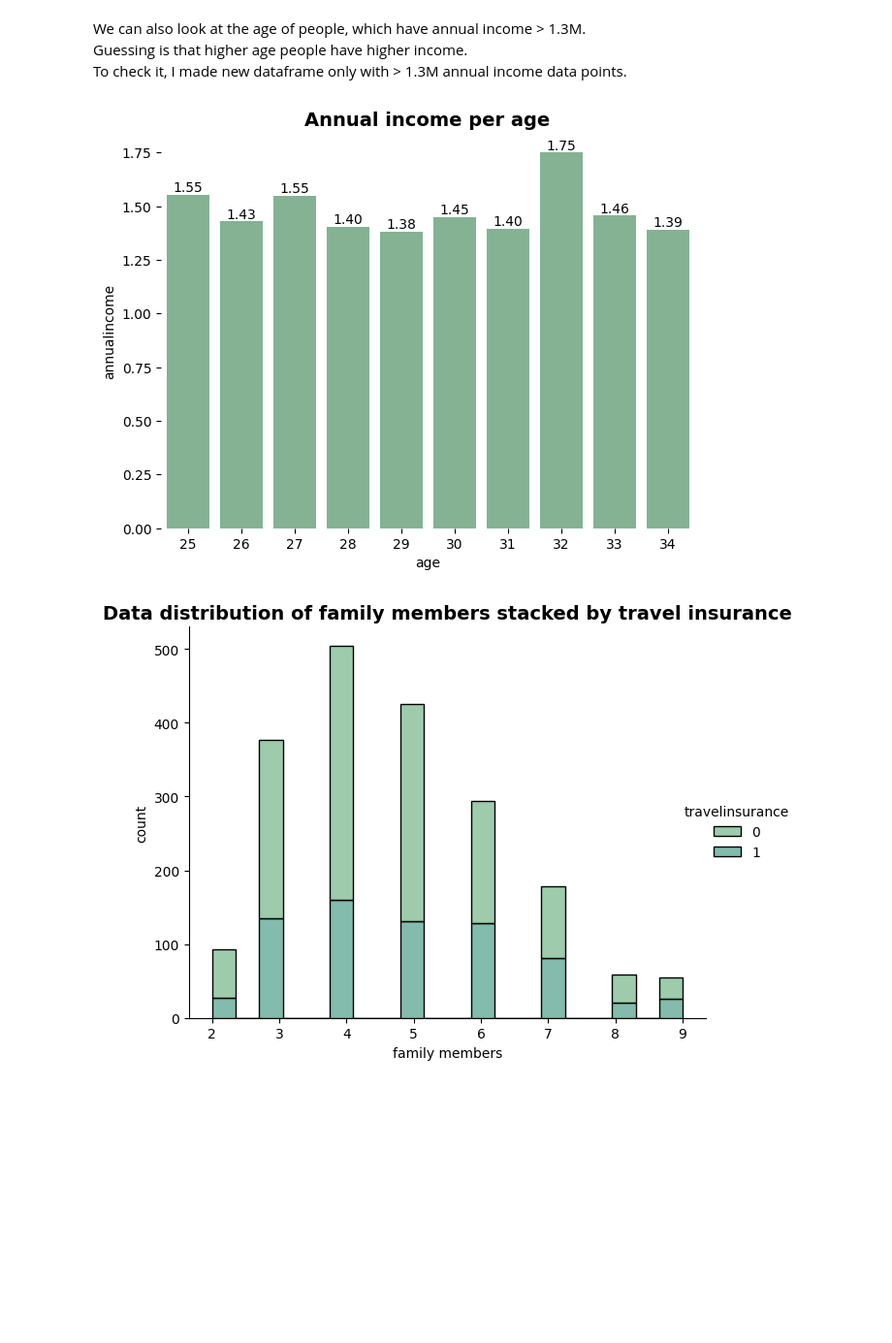
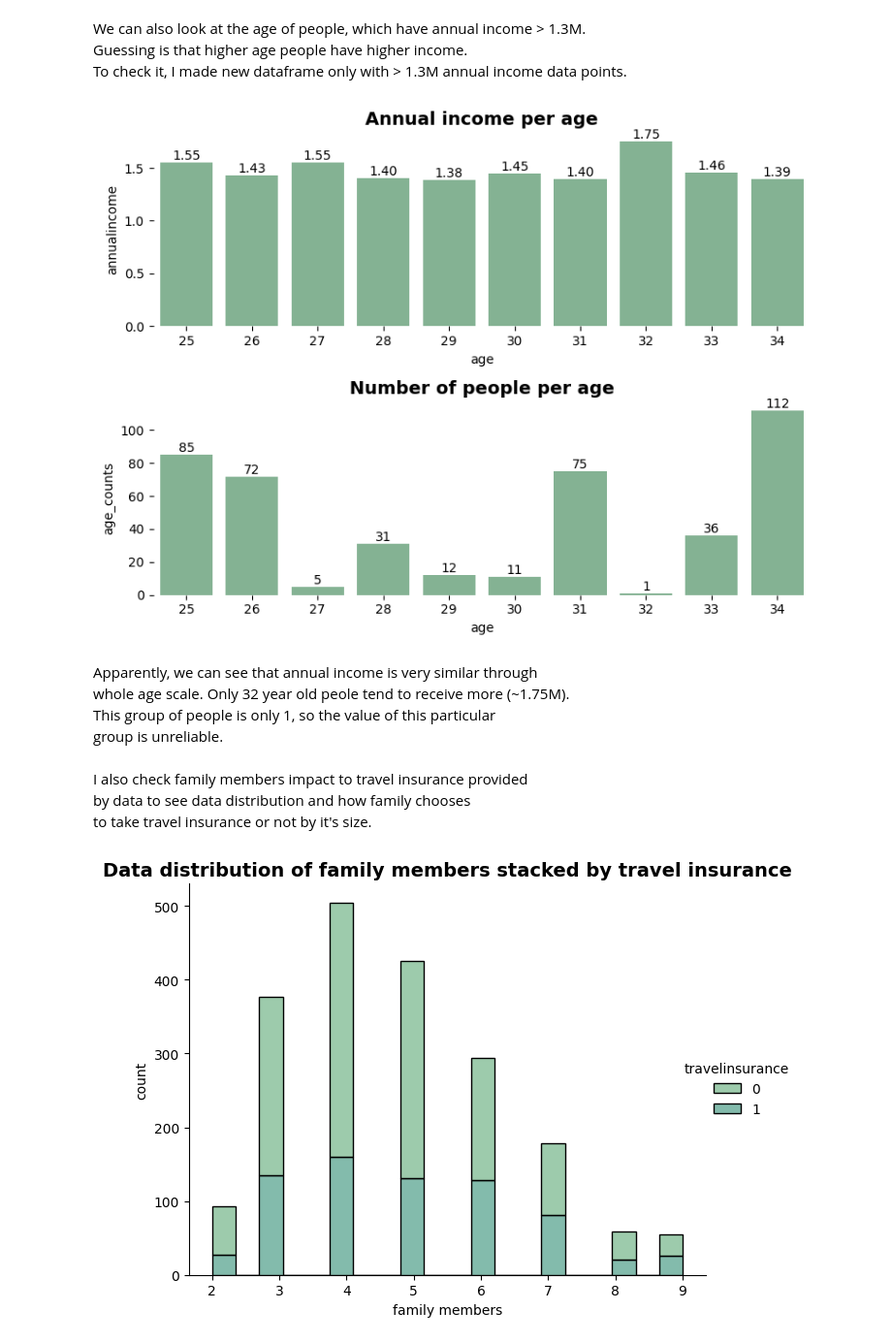
Before and after one commit to ShariYo/Modul3_Sprint1, a Jupyter notebook: project/main.ipynb, the cells around one changed output. Shown: that part at 97% size. Cells and saved outputs as stored; diff of their text form; code cells hidden in the pictures; blank space fills up the shorter version.

```diff
--- a/project/main.ipynb
+++ b/project/main.ipynb
@@ -293,24 +285,44 @@ null hypothesis** meaning data of annual income is not normally distributed.
 We can also look at the age of people, which have annual income > 1.3M.
 Guessing is that higher age people have higher income.
 To check it, I made new dataframe only with > 1.3M annual income data points.
-# %%
-travel_num_13 = travel_num[travel_num["annualincome"] >= 1.3]
-ax = sns.barplot(data=travel_num_13, x="age", y="annualincome", errorbar=None)
-
-for container in ax.containers:
-    ax.bar_label(container, fmt="%.2f")
-
-plt.tight_layout()
-plt.title(
-    "Annual income per age",
-    size=14,
-    fontweight="bold",
-    ha="center"
-)
-ax.set_frame_on(False)
-plt.show()
-# %% [output]
-[figure, removed]
+# %%
+travel_num_13 = travel_num[travel_num["annualincome"] >= 1.3]
+age_counts = travel_num_13.groupby("age").agg({"annualincome":"mean", "age":"count"}).rename(columns=({"age":"age_counts"}))
+fig, ax = plt.subplots(2, 1, figsize=(8, 6))
+splot = sns.barplot(data=age_counts, x=age_counts.index, y="annualincome", errorbar=None, ax=ax[0])
+for container in splot.containers:
+    splot.bar_label(container, fmt="%.2f")
+splot.set_frame_on(False)
+
+bplot = sns.barplot(data=age_counts, x=age_counts.index, y="age_counts", errorbar=None, ax=ax[1])
+for container in bplot.containers:
+    bplot.bar_label(container, fmt="%.0f")
+bplot.set_frame_on(False)
+splot.set_title(
+    "Annual income per age",
+    size=14,
+    fontweight="bold",
+    ha="center"
+)
+bplot.set_title(
+    "Number of people per age",
+    size=14,
+    fontweight="bold",
+    ha="center"
+)
+plt.tight_layout()
+plt.show()
+# %% [output]
+[figure, added]
+# %% [markdown]
+Apparently, we can see that annual income is very similar through
+whole age scale. Only 32 year old peole tend to receive more (~1.75M).
+This group of people is only 1, so the value of this particular
+group is unreliable.
+# %% [markdown]
+I also check family members impact to travel insurance provided
+by data to see data distribution and how family chooses
+to take travel insurance or not by it's size.
 # %%
 import functions_sandbox as sand
 sand.f_displot(
```
Also changed, not shown: parts of 12 cells of this notebook.
